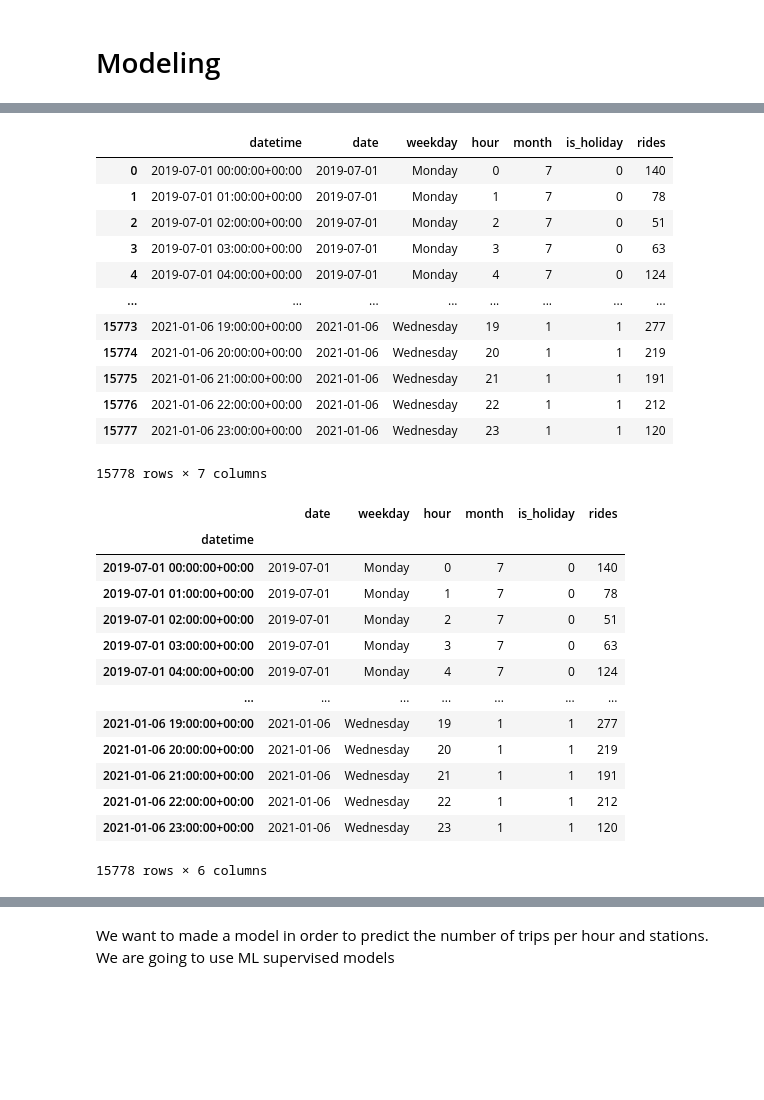
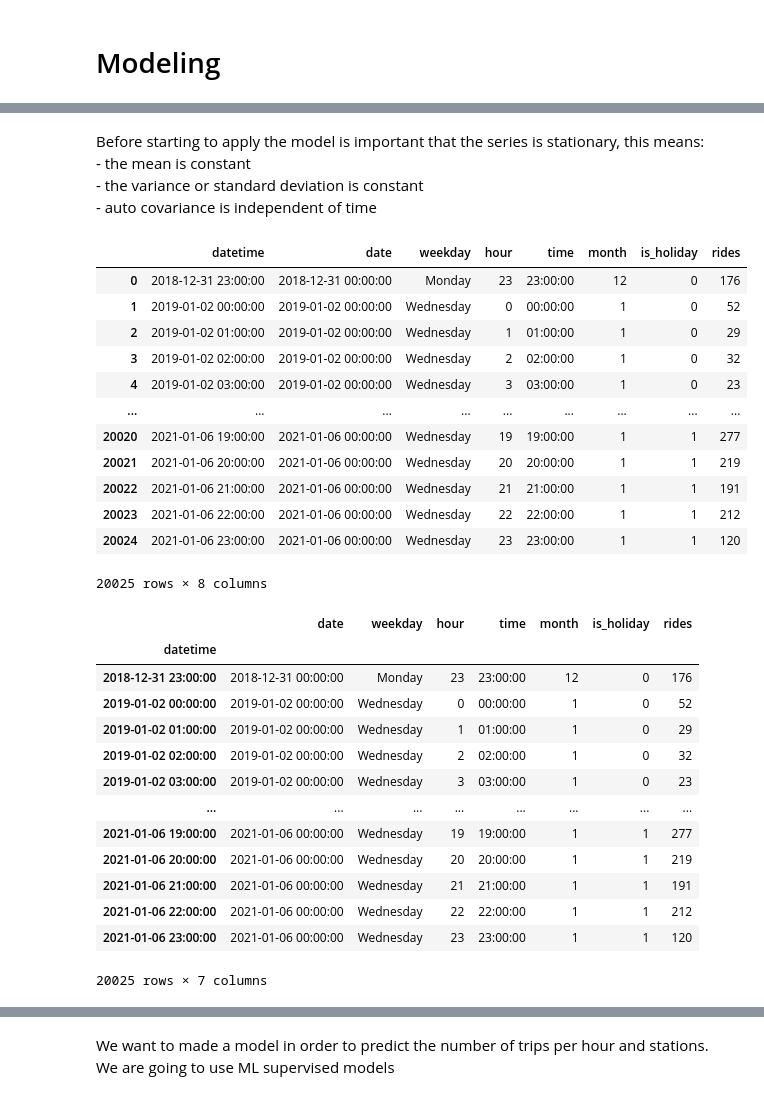
Before and after one commit to paulamartinm/bicimad_prevision_tfm, a Jupyter notebook: Models.ipynb, the cells around one changed output, grey strips where cells are left out. Cells and saved outputs as stored; diff of their text form; code cells hidden in the pictures; blank space fills up the shorter version.

```diff
--- a/Models.ipynb
+++ b/Models.ipynb
@@ -7,3 +13,8 @@ Forecast to help in the short-term decicision and long - term decisions (evaluat
+# %% [markdown]
+Before starting to apply the model is important that the series is stationary, this means: \
+    - the mean is constant \
+    - the variance or standard deviation is constant \
+    - auto covariance is independent of time
 # %%
 import pandas as pd
 import numpy as np
@@ -13,41 +24,41 @@ import datetime
 # %%
 #Import the data we created in the first notebook
 rides_per_hour = pd.read_csv('movements_grouped.csv')
-rides_per_hour = rides_per_hour[['datetime', 'date', 'weekday', 'hour', 'month', 'is_holiday', 'rides']]
+rides_per_hour = rides_per_hour[['datetime', 'date', 'weekday', 'hour',  'time', 'month', 'is_holiday', 'rides']]
 rides_per_hour
 # %% [output]
-|  | datetime | date | weekday | hour | month | is_holiday | rides |
-| 0 | 2019-07-01 00:00:00+00:00 | 2019-07-01 | Monday | 0 | 7 | 0 | 140 |
-| 1 | 2019-07-01 01:00:00+00:00 | 2019-07-01 | Monday | 1 | 7 | 0 | 78 |
-| 2 | 2019-07-01 02:00:00+00:00 | 2019-07-01 | Monday | 2 | 7 | 0 | 51 |
-| 3 | 2019-07-01 03:00:00+00:00 | 2019-07-01 | Monday | 3 | 7 | 0 | 63 |
-| 4 | 2019-07-01 04:00:00+00:00 | 2019-07-01 | Monday | 4 | 7 | 0 | 124 |
-| ... | ... | ... | ... | ... | ... | ... | ... |
-| 15773 | 2021-01-06 19:00:00+00:00 | 2021-01-06 | Wednesday | 19 | 1 | 1 | 277 |
-| 15774 | 2021-01-06 20:00:00+00:00 | 2021-01-06 | Wednesday | 20 | 1 | 1 | 219 |
-| 15775 | 2021-01-06 21:00:00+00:00 | 2021-01-06 | Wednesday | 21 | 1 | 1 | 191 |
-| 15776 | 2021-01-06 22:00:00+00:00 | 2021-01-06 | Wednesday | 22 | 1 | 1 | 212 |
-| 15777 | 2021-01-06 23:00:00+00:00 | 2021-01-06 | Wednesday | 23 | 1 | 1 | 120 |
+|  | datetime | date | weekday | hour | time | month | is_holiday | rides |
+| 0 | 2018-12-31 23:00:00 | 2018-12-31 00:00:00 | Monday | 23 | 23:00:00 | 12 | 0 | 176 |
+| 1 | 2019-01-02 00:00:00 | 2019-01-02 00:00:00 | Wednesday | 0 | 00:00:00 | 1 | 0 | 52 |
+| 2 | 2019-01-02 01:00:00 | 2019-01-02 00:00:00 | Wednesday | 1 | 01:00:00 | 1 | 0 | 29 |
+| 3 | 2019-01-02 02:00:00 | 2019-01-02 00:00:00 | Wednesday | 2 | 02:00:00 | 1 | 0 | 32 |
+| 4 | 2019-01-02 03:00:00 | 2019-01-02 00:00:00 | Wednesday | 3 | 03:00:00 | 1 | 0 | 23 |
+| ... | ... | ... | ... | ... | ... | ... | ... | ... |
+| 20020 | 2021-01-06 19:00:00 | 2021-01-06 00:00:00 | Wednesday | 19 | 19:00:00 | 1 | 1 | 277 |
+| 20021 | 2021-01-06 20:00:00 | 2021-01-06 00:00:00 | Wednesday | 20 | 20:00:00 | 1 | 1 | 219 |
+| 20022 | 2021-01-06 21:00:00 | 2021-01-06 00:00:00 | Wednesday | 21 | 21:00:00 | 1 | 1 | 191 |
+| 20023 | 2021-01-06 22:00:00 | 2021-01-06 00:00:00 | Wednesday | 22 | 22:00:00 | 1 | 1 | 212 |
+| 20024 | 2021-01-06 23:00:00 | 2021-01-06 00:00:00 | Wednesday | 23 | 23:00:00 | 1 | 1 | 120 |
-15778 rows × 7 columns
+20025 rows × 8 columns
 # %%
 rides_per_hour.set_index('datetime', inplace=True)
 # %%
 rides_per_hour
 # %% [output]
-|  | date | weekday | hour | month | is_holiday | rides |
-| datetime |  |  |  |  |  |  |
-| 2019-07-01 00:00:00+00:00 | 2019-07-01 | Monday | 0 | 7 | 0 | 140 |
-| 2019-07-01 01:00:00+00:00 | 2019-07-01 | Monday | 1 | 7 | 0 | 78 |
-| 2019-07-01 02:00:00+00:00 | 2019-07-01 | Monday | 2 | 7 | 0 | 51 |
-| 2019-07-01 03:00:00+00:00 | 2019-07-01 | Monday | 3 | 7 | 0 | 63 |
-| 2019-07-01 04:00:00+00:00 | 2019-07-01 | Monday | 4 | 7 | 0 | 124 |
-| ... | ... | ... | ... | ... | ... | ... |
-| 2021-01-06 19:00:00+00:00 | 2021-01-06 | Wednesday | 19 | 1 | 1 | 277 |
-| 2021-01-06 20:00:00+00:00 | 2021-01-06 | Wednesday | 20 | 1 | 1 | 219 |
-| 2021-01-06 21:00:00+00:00 | 2021-01-06 | Wednesday | 21 | 1 | 1 | 191 |
-| 2021-01-06 22:00:00+00:00 | 2021-01-06 | Wednesday | 22 | 1 | 1 | 212 |
-| 2021-01-06 23:00:00+00:00 | 2021-01-06 | Wednesday | 23 | 1 | 1 | 120 |
+|  | date | weekday | hour | time | month | is_holiday | rides |
+| datetime |  |  |  |  |  |  |  |
+| 2018-12-31 23:00:00 | 2018-12-31 00:00:00 | Monday | 23 | 23:00:00 | 12 | 0 | 176 |
+| 2019-01-02 00:00:00 | 2019-01-02 00:00:00 | Wednesday | 0 | 00:00:00 | 1 | 0 | 52 |
+| 2019-01-02 01:00:00 | 2019-01-02 00:00:00 | Wednesday | 1 | 01:00:00 | 1 | 0 | 29 |
+| 2019-01-02 02:00:00 | 2019-01-02 00:00:00 | Wednesday | 2 | 02:00:00 | 1 | 0 | 32 |
+| 2019-01-02 03:00:00 | 2019-01-02 00:00:00 | Wednesday | 3 | 03:00:00 | 1 | 0 | 23 |
+| ... | ... | ... | ... | ... | ... | ... | ... |
+| 2021-01-06 19:00:00 | 2021-01-06 00:00:00 | Wednesday | 19 | 19:00:00 | 1 | 1 | 277 |
+| 2021-01-06 20:00:00 | 2021-01-06 00:00:00 | Wednesday | 20 | 20:00:00 | 1 | 1 | 219 |
+| 2021-01-06 21:00:00 | 2021-01-06 00:00:00 | Wednesday | 21 | 21:00:00 | 1 | 1 | 191 |
+| 2021-01-06 22:00:00 | 2021-01-06 00:00:00 | Wednesday | 22 | 22:00:00 | 1 | 1 | 212 |
+| 2021-01-06 23:00:00 | 2021-01-06 00:00:00 | Wednesday | 23 | 23:00:00 | 1 | 1 | 120 |
-15778 rows × 6 columns
+20025 rows × 7 columns
 # %%
 fig, ax = plt.subplots(figsize=(14, 5))
 
```
Also changed, not shown: parts of 84 cells of this notebook, 1 other file.
